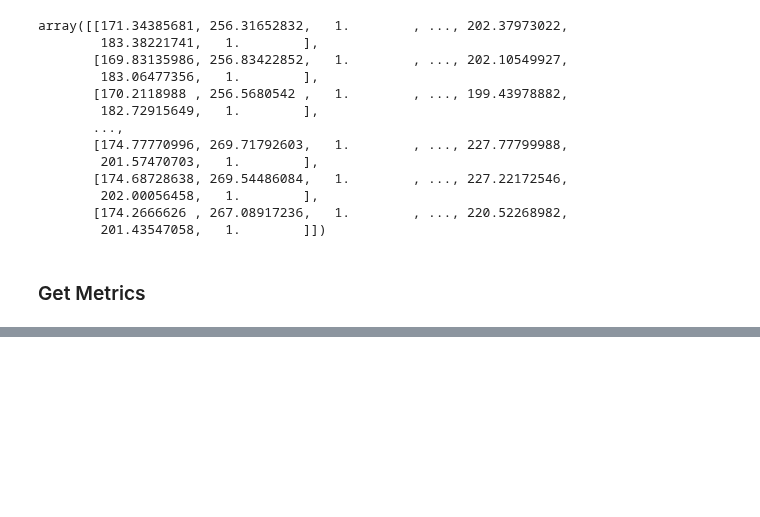
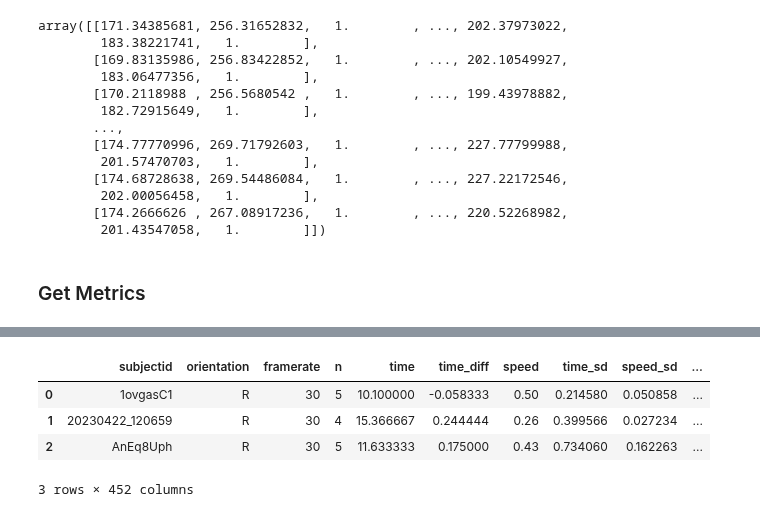
Before and after one commit to amandaliusa/cs231n, a Jupyter notebook: analysis/GetMetricsPoseformer.ipynb, the cells around one changed output, grey strips where cells are left out. Drawn from its saved outputs; the diff is of its cells as text; code cells hidden in the pictures; blank space fills up the shorter version.

```diff
--- a/analysis/GetMetricsPoseformer.ipynb
+++ b/analysis/GetMetricsPoseformer.ipynb
@@ -90,0 +187,10 @@ IndexError: index 66 is out of bounds for axis 1 with size 60
+# %%
+# Print results
+res_df = pd.DataFrame(all_res)
+res_df
+# %% [output]
+|  | subjectid | orientation | framerate | n | time | time_diff | speed | time_sd | speed_sd | ... |
+| 0 | 1ovgasC1 | R | 30 | 5 | 10.100000 | -0.058333 | 0.50 | 0.214580 | 0.050858 | ... |
+| 1 | 20230422_120659 | R | 30 | 4 | 15.366667 | 0.244444 | 0.26 | 0.399566 | 0.027234 | ... |
+| 2 | AnEq8Uph | R | 30 | 5 | 11.633333 | 0.175000 | 0.43 | 0.734060 | 0.162263 | ... |
+3 rows × 452 columns
```
Also changed, not shown: parts of 6 cells of this notebook, 2 other files.
